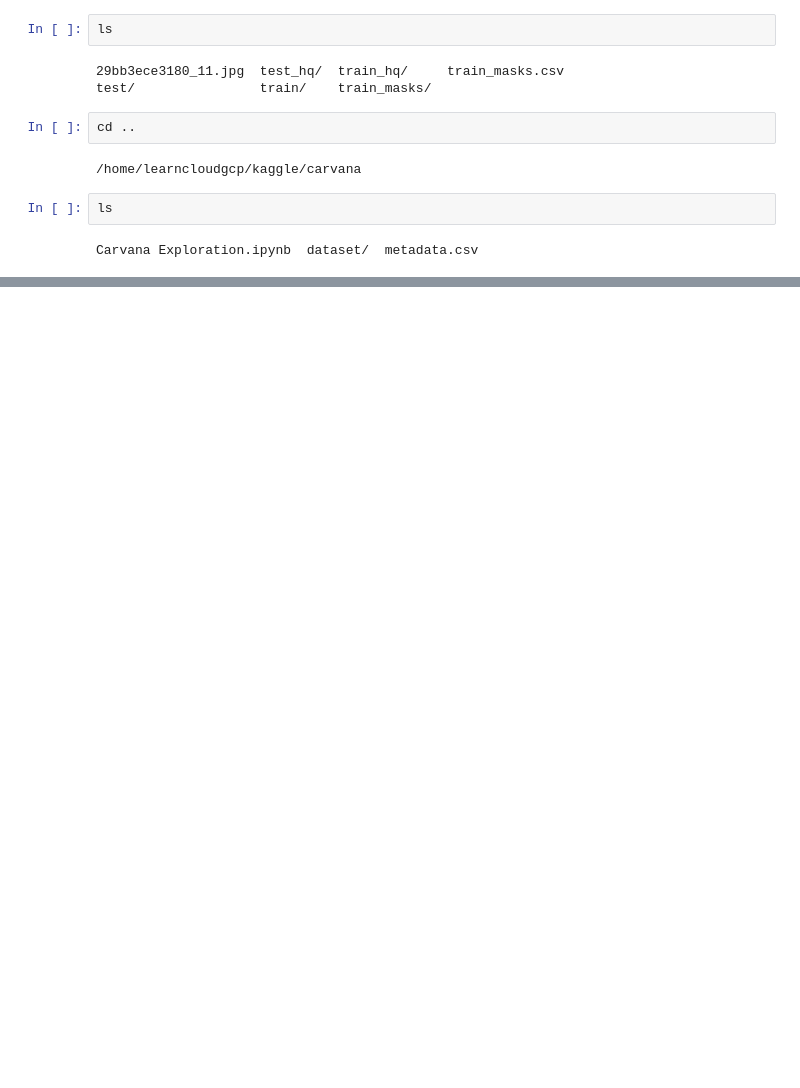
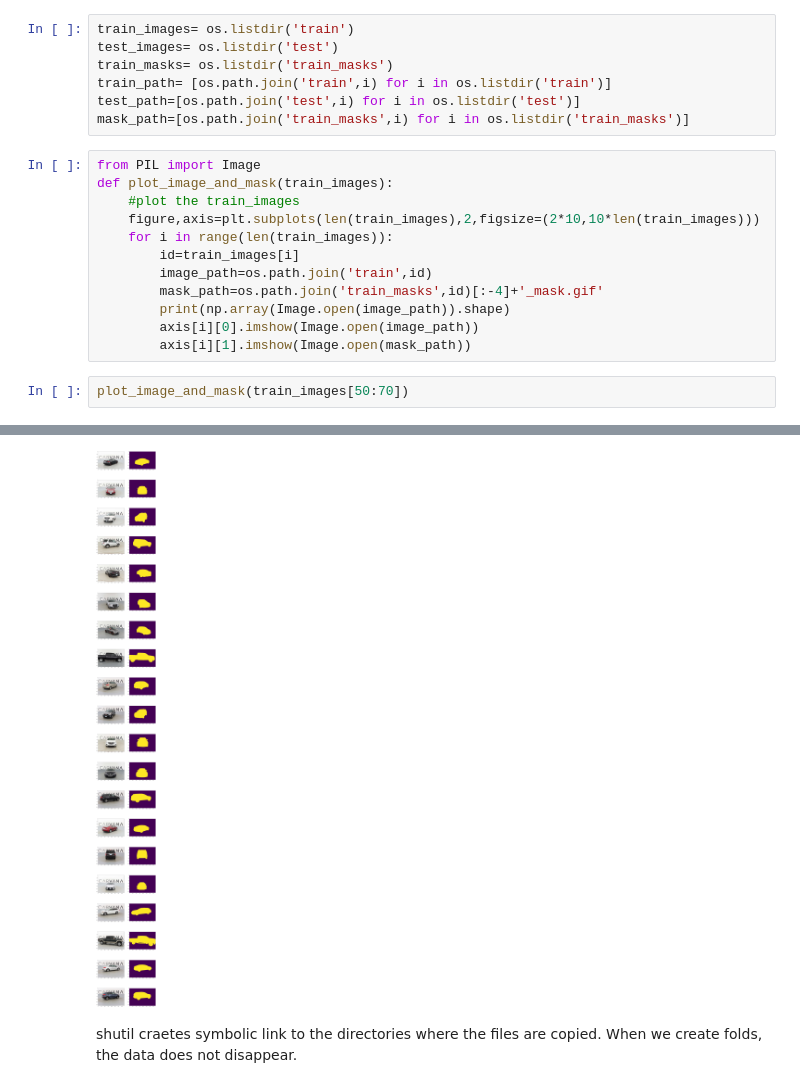
Before and after one commit to rajatmodi62/CarvanaSegmentation, a Jupyter notebook: Carvana Exploration.ipynb, the cells around one changed output, grey strips where cells are left out. Saved outputs shown, nothing was run; the diff lists cells and outputs as text; blank space fills up the shorter version.

```diff
--- a/Carvana Exploration.ipynb
+++ b/Carvana Exploration.ipynb
@@ -18,13 +13,22 @@ cd dataset
-# %%
-ls
-# %% [output]
-29bb3ece3180_11.jpg  test_hq/  train_hq/     train_masks.csv
-test/                train/    train_masks/
-# %%
-cd ..
-# %% [output]
-/home/learncloudgcp/kaggle/carvana
-# %%
-ls
-# %% [output]
-Carvana Exploration.ipynb  dataset/  metadata.csv
+# %%
+train_images= os.listdir('train')
+test_images= os.listdir('test')
+train_masks= os.listdir('train_masks')
+train_path= [os.path.join('train',i) for i in os.listdir('train')]
+test_path=[os.path.join('test',i) for i in os.listdir('test')]
+mask_path=[os.path.join('train_masks',i) for i in os.listdir('train_masks')]
+# %%
+from PIL import Image
+def plot_image_and_mask(train_images):
+    #plot the train_images
+    figure,axis=plt.subplots(len(train_images),2,figsize=(2*10,10*len(train_images)))
+    for i in range(len(train_images)):
+        id=train_images[i]
+        image_path=os.path.join('train',id)
+        mask_path=os.path.join('train_masks',id)[:-4]+'_mask.gif'
+        print(np.array(Image.open(image_path)).shape)
+        axis[i][0].imshow(Image.open(image_path))
+        axis[i][1].imshow(Image.open(mask_path))
+# %%
+plot_image_and_mask(train_images[50:70])
+# %% [output]
@@ -30,0 +55,3 @@ Carvana Exploration.ipynb  dataset/  metadata.csv
+[figure, added]
+# %% [markdown]
+shutil craetes symbolic link to the directories where the files are copied. When we create folds, the data does not disappear.
```
Also changed, not shown: parts of 8 cells of this notebook.
